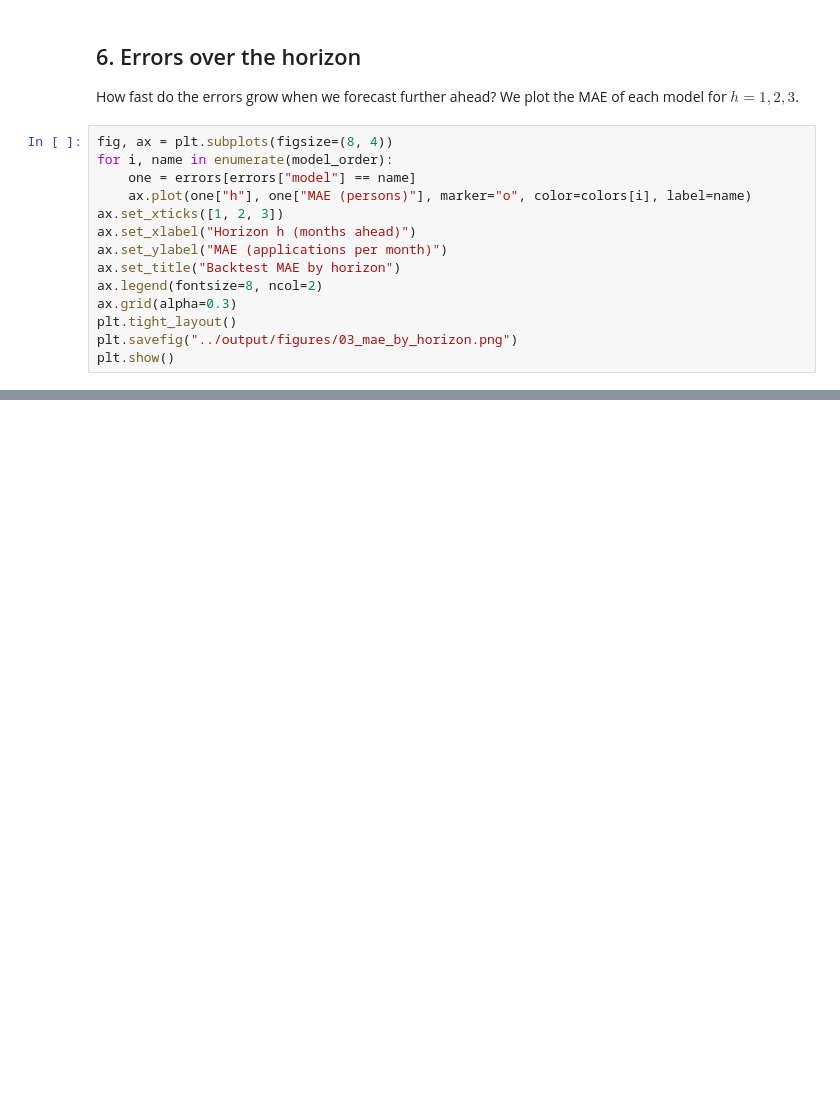
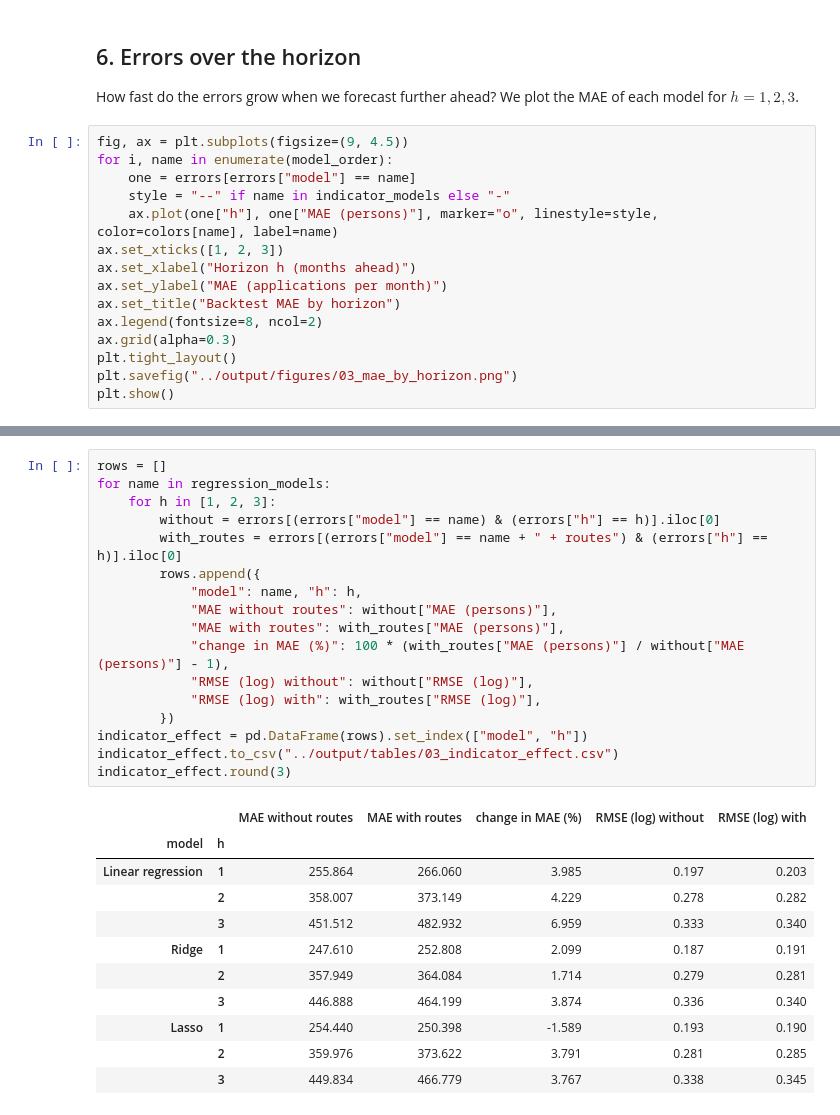
Before and after one commit to axe3010/dsf-asylum-forecast-II, a Jupyter notebook: code/03_evaluate.ipynb, the cells around one changed output, grey strips where cells are left out. Drawn from its saved outputs; the diff is of its cells as text; blank space fills up the shorter version.

```diff
--- a/code/03_evaluate.ipynb
+++ b/code/03_evaluate.ipynb
@@ -249,10 +267,11 @@ plt.show()
 
 How fast do the errors grow when we forecast further ahead? We plot the MAE of each model for $h = 1, 2, 3$.
 # %%
-fig, ax = plt.subplots(figsize=(8, 4))
+fig, ax = plt.subplots(figsize=(9, 4.5))
 for i, name in enumerate(model_order):
     one = errors[errors["model"] == name]
-    ax.plot(one["h"], one["MAE (persons)"], marker="o", color=colors[i], label=name)
+    style = "--" if name in indicator_models else "-"
+    ax.plot(one["h"], one["MAE (persons)"], marker="o", linestyle=style, color=colors[name], label=name)
 ax.set_xticks([1, 2, 3])
 ax.set_xlabel("Horizon h (months ahead)")
 ax.set_ylabel("MAE (applications per month)")
@@ -268,0 +292,29 @@ plt.show()
+# %%
+rows = []
+for name in regression_models:
+    for h in [1, 2, 3]:
+        without = errors[(errors["model"] == name) & (errors["h"] == h)].iloc[0]
+        with_routes = errors[(errors["model"] == name + " + routes") & (errors["h"] == h)].iloc[0]
+        rows.append({
+            "model": name, "h": h,
+            "MAE without routes": without["MAE (persons)"],
+            "MAE with routes": with_routes["MAE (persons)"],
+            "change in MAE (%)": 100 * (with_routes["MAE (persons)"] / without["MAE (persons)"] - 1),
+            "RMSE (log) without": without["RMSE (log)"],
+            "RMSE (log) with": with_routes["RMSE (log)"],
+        })
+indicator_effect = pd.DataFrame(rows).set_index(["model", "h"])
+indicator_effect.to_csv("../output/tables/03_indicator_effect.csv")
+indicator_effect.round(3)
+# %% [output]
+|  |  | MAE without routes | MAE with routes | change in MAE (%) | RMSE (log) without | RMSE (log) with |
+| model | h |  |  |  |  |  |
+| Linear regression | 1 | 255.864 | 266.060 | 3.985 | 0.197 | 0.203 |
+|  | 2 | 358.007 | 373.149 | 4.229 | 0.278 | 0.282 |
+|  | 3 | 451.512 | 482.932 | 6.959 | 0.333 | 0.340 |
+| Ridge | 1 | 247.610 | 252.808 | 2.099 | 0.187 | 0.191 |
+|  | 2 | 357.949 | 364.084 | 1.714 | 0.279 | 0.281 |
+|  | 3 | 446.888 | 464.199 | 3.874 | 0.336 | 0.340 |
+| Lasso | 1 | 254.440 | 250.398 | -1.589 | 0.193 | 0.190 |
+|  | 2 | 359.976 | 373.622 | 3.791 | 0.281 | 0.285 |
+|  | 3 | 449.834 | 466.779 | 3.767 | 0.338 | 0.345 |
```
Also changed, not shown: parts of 20 cells of this notebook, 9 other files.
